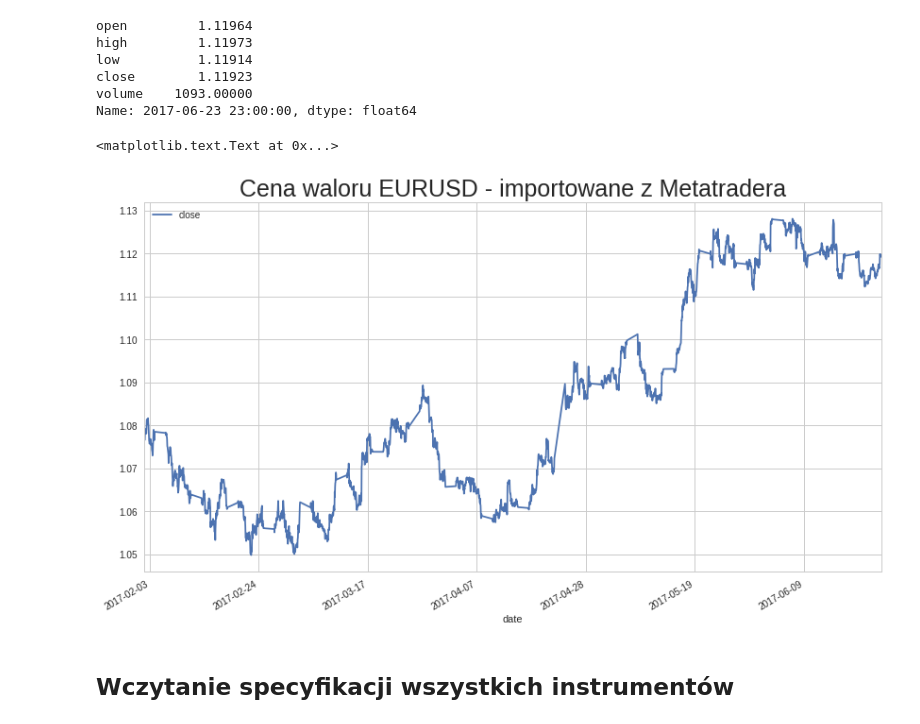
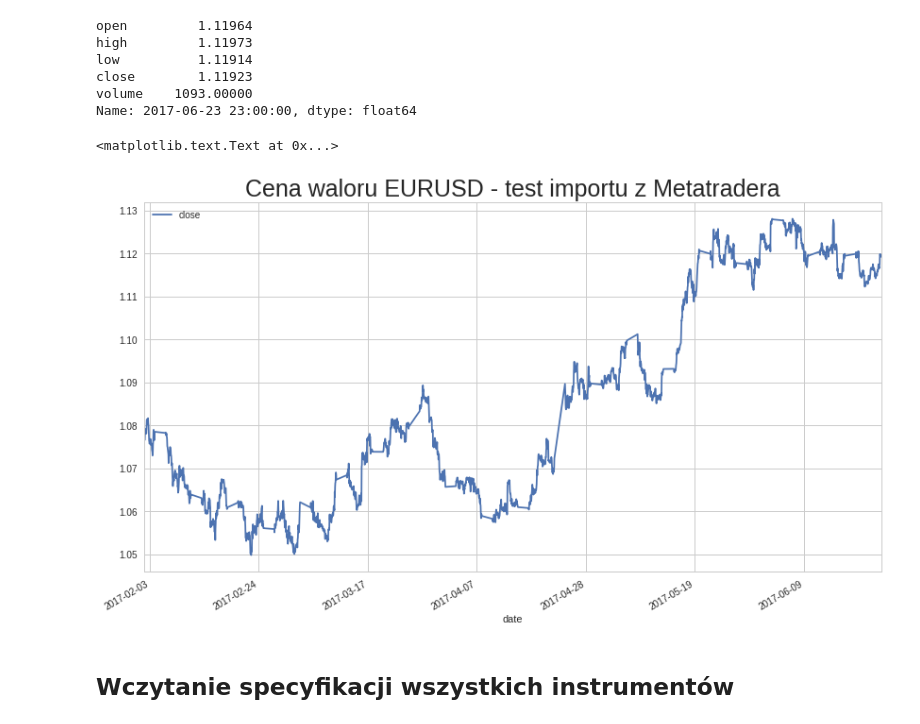
Before and after one commit to rnowotniak/trading, a Jupyter notebook: simple-strategy-test-frakt-v1.ipynb, the cells around one changed output. Saved outputs shown, nothing was run; the diff lists cells and outputs as text; code cells hidden in the pictures.

```diff
--- a/simple-strategy-test-frakt-v1.ipynb
+++ b/simple-strategy-test-frakt-v1.ipynb
@@ -38,10 +58,10 @@ volume    1093.00000
 Name: 2017-06-23 23:00:00, dtype: float64
 # %%
 eurusd['close'].plot(legend=True,figsize=(14,8))
-plt.title('Cena waloru EURUSD - importowane z Metatradera', fontsize=25)
+plt.title('Cena waloru EURUSD - test importu z Metatradera', fontsize=25)
 # %% [output]
 <matplotlib.text.Text at 0x...>
-[figure, old version]
+[figure, new version]
 # %%
 def ohlc(r):
     return r['open'], r['high'], r['low'], r['close']
```
Also changed, not shown: parts of 28 cells of this notebook.
